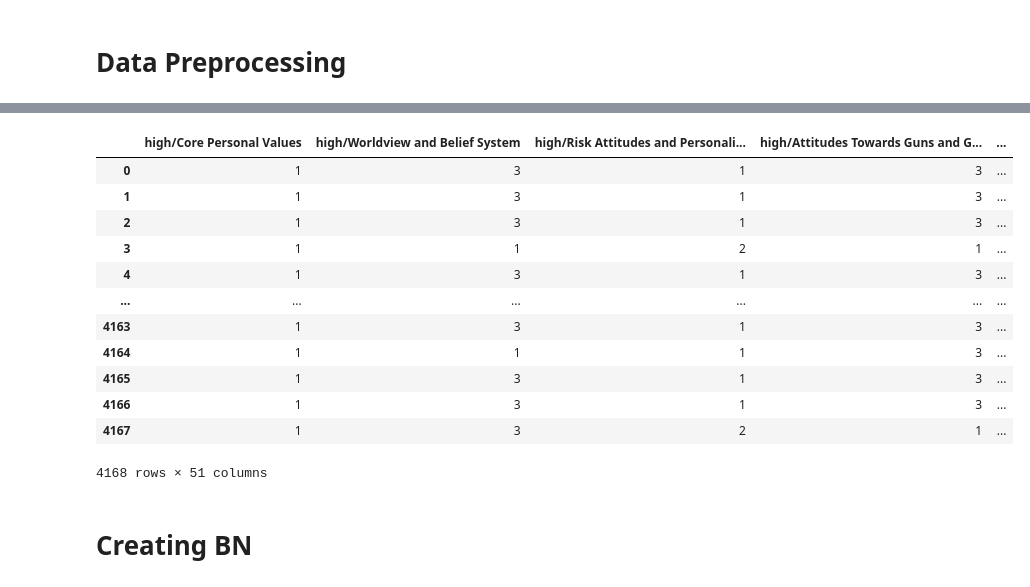
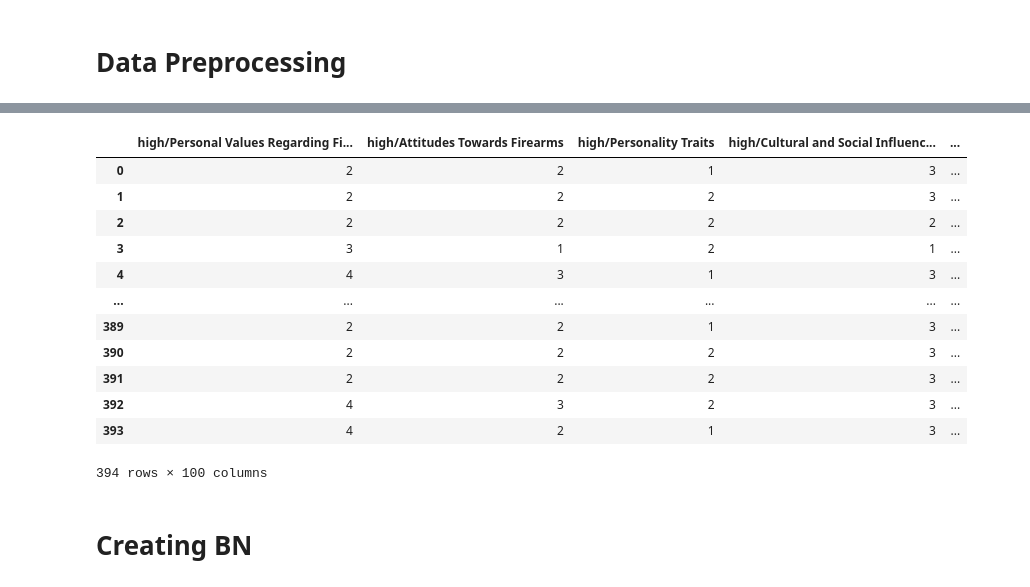
Before and after one commit to liamjxu/pump_code, a Jupyter notebook: pump/dev/bn.ipynb, the cells around one changed output, grey strips where cells are left out. Drawn from its saved outputs; the diff is of its cells as text; code cells hidden in the pictures.

```diff
--- a/pump/dev/bn.ipynb
+++ b/pump/dev/bn.ipynb
@@ -9,6 +10,7 @@ import networkx as nx
 from tqdm import tqdm
 # %%
-persona_filename = 'opinions_qa/persona_val/American_Trends_Panel_W26/date0729_midterm_personas_full_sonnet.json'
+# persona_filename = 'opinions_qa/persona_val/American_Trends_Panel_W26/date0729_midterm_personas_full_sonnet.json'
+persona_filename = 'opinions_qa/persona_val/American_Trends_Panel_W26/date0828_personas_American_Trends_Panel_W26_testonly_haiku.json'
 
 with open(persona_filename, 'r') as f:
     data = json.load(f)
@@ -79,0 +108,7 @@ verify(data)
+# %%
+for user in cleaned_data:
+    for idx, p in enumerate(cleaned_data[user]):
+        if p['inferred_value'] not in p['candidate_values']:
+            print(user, idx, p['name'], p['inferred_value'], p['candidate_values'], p)
+
+len(set([f"{p['level']}/{p['name']}" for user in cleaned_data for p in cleaned_data[user]]))
@@ -106,31 +153,53 @@ categorize(data)
+# %%
+def categorize(data):
+    categorized_data = copy.deepcopy(data)
+    for user in data:
+        personas = data[user]
+        clean = []
+        for idx, p in enumerate(personas):
+            p_name = f"{p['level']}/{p['name']}"
+            inf_val = p['inferred_value']
+            try:
+                p['inferred_value'] = opt2idx_mapping[p_name][inf_val]
+            except:
+                print(user, p_name, idx, inf_val)
+                # print(p_name, p_name in opt2idx_mapping)
+                # print(inf_val, inf_val in opt2idx_mapping[p_name])
+                # print(opt2idx_mapping[p_name])
+                print(p)
+            clean.append(p)
+        categorized_data[user] = clean
+    return categorized_data
+
+categorized_data = categorize(cleaned_data)
 # %%
 res = []
 
-for user in data.keys():
+for user in categorized_data.keys():
     entry = {'user': user}
-    for persona in data[user]:
+    for persona in categorized_data[user]:
         entry[f"{persona['level']}/{persona['name']}"] = persona['inferred_value']
     res.append(entry)
 
 raw_df = pd.DataFrame(res)
 raw_df.fillna(0, inplace=True)
 raw_df = raw_df.astype(int)
 df = raw_df[[_ for _ in raw_df.columns if _ is not "user"]]
 df
 # %% [output]
-|  | high/Core Personal Values | high/Worldview and Belief System | high/Risk Attitudes and Personali... | high/Attitudes Towards Guns and G... | ... |
-| 0 | 1 | 3 | 1 | 3 | ... |
-| 1 | 1 | 3 | 1 | 3 | ... |
-| 2 | 1 | 3 | 1 | 3 | ... |
-| 3 | 1 | 1 | 2 | 1 | ... |
-| 4 | 1 | 3 | 1 | 3 | ... |
+|  | high/Personal Values Regarding Fi... | high/Attitudes Towards Firearms | high/Personality Traits | high/Cultural and Social Influenc... | ... |
+| 0 | 2 | 2 | 1 | 3 | ... |
+| 1 | 2 | 2 | 2 | 3 | ... |
+| 2 | 2 | 2 | 2 | 2 | ... |
+| 3 | 3 | 1 | 2 | 1 | ... |
+| 4 | 4 | 3 | 1 | 3 | ... |
 | ... | ... | ... | ... | ... | ... |
-| 4163 | 1 | 3 | 1 | 3 | ... |
-| 4164 | 1 | 1 | 1 | 3 | ... |
-| 4165 | 1 | 3 | 1 | 3 | ... |
-| 4166 | 1 | 3 | 1 | 3 | ... |
-| 4167 | 1 | 3 | 2 | 1 | ... |
+| 389 | 2 | 2 | 1 | 3 | ... |
+| 390 | 2 | 2 | 2 | 3 | ... |
+| 391 | 2 | 2 | 2 | 3 | ... |
+| 392 | 4 | 3 | 2 | 3 | ... |
+| 393 | 4 | 2 | 1 | 3 | ... |
-4168 rows × 51 columns
+394 rows × 100 columns
 # %% [markdown]
 # Creating BN
 # %%
```
Also changed, not shown: parts of 15 cells of this notebook, 13 other files.
